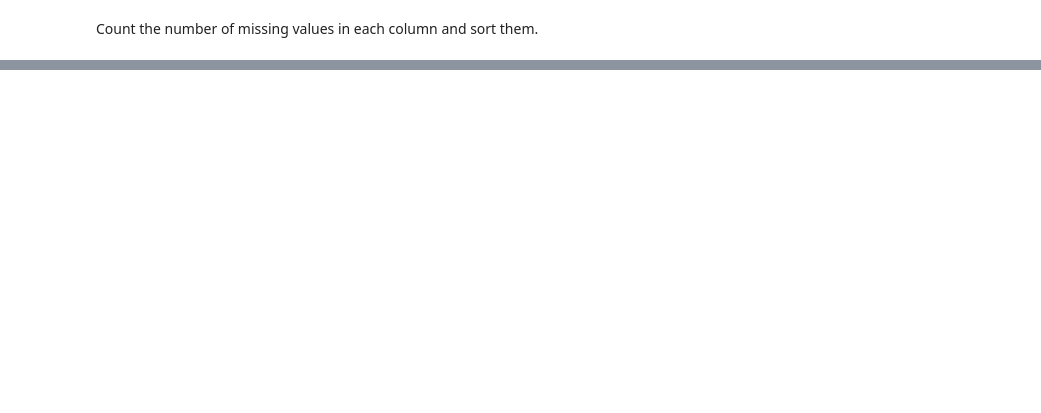
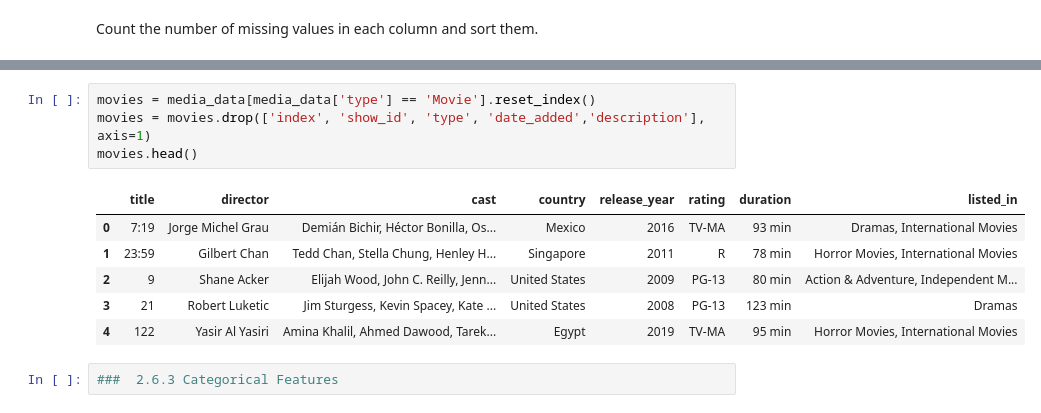
Before and after one commit to jessicaom/DSCapstone, a Jupyter notebook: recomendation/media_recomendaations_dw.ipynb, the cells around one changed output, grey strips where cells are left out. Drawn from its saved outputs; the diff is of its cells as text; blank space fills up the shorter version.

```diff
--- a/recomendation/media_recomendaations_dw.ipynb
+++ b/recomendation/media_recomendaations_dw.ipynb
@@ -1050,0 +134,13 @@ Yes, we are missing 15-16% of ticket prices AdultWeekday and AdultWeekend.
+# %%
+movies = media_data[media_data['type'] == 'Movie'].reset_index()
+movies = movies.drop(['index', 'show_id', 'type', 'date_added','description'], axis=1)
+movies.head()
+# %% [output]
+|  | title | director | cast | country | release_year | rating | duration | listed_in |
+| 0 | 7:19 | Jorge Michel Grau | Demián Bichir, Héctor Bonilla, Os... | Mexico | 2016 | TV-MA | 93 min | Dramas, International Movies |
+| 1 | 23:59 | Gilbert Chan | Tedd Chan, Stella Chung, Henley H... | Singapore | 2011 | R | 78 min | Horror Movies, International Movies |
+| 2 | 9 | Shane Acker | Elijah Wood, John C. Reilly, Jenn... | United States | 2009 | PG-13 | 80 min | Action & Adventure, Independent M... |
+| 3 | 21 | Robert Luketic | Jim Sturgess, Kevin Spacey, Kate ... | United States | 2008 | PG-13 | 123 min | Dramas |
+| 4 | 122 | Yasir Al Yasiri | Amina Khalil, Ahmed Dawood, Tarek... | Egypt | 2019 | TV-MA | 95 min | Horror Movies, International Movies |
+# %%
+###  2.6.3 Categorical Features
```
Also changed, not shown: parts of 185 cells of this notebook, 2 other files.
